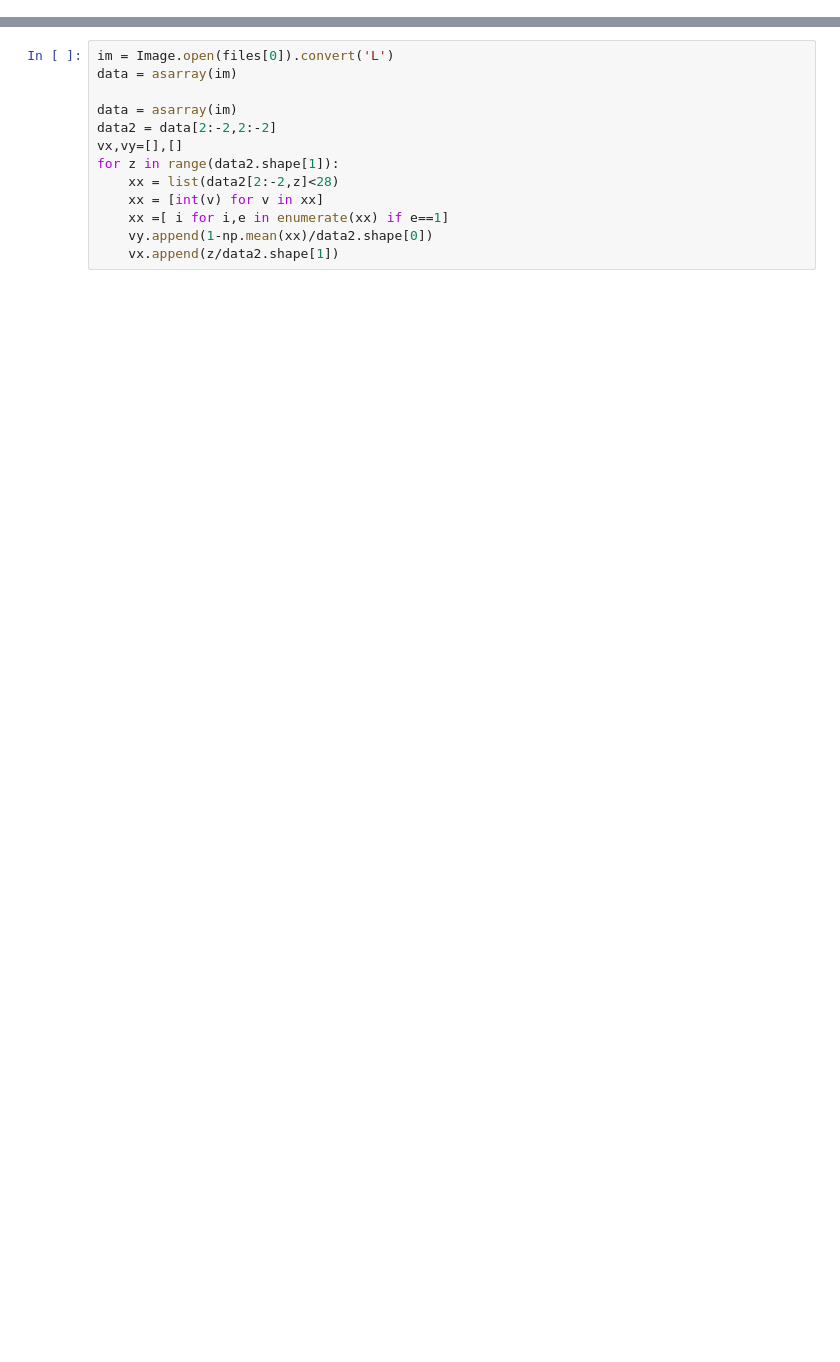
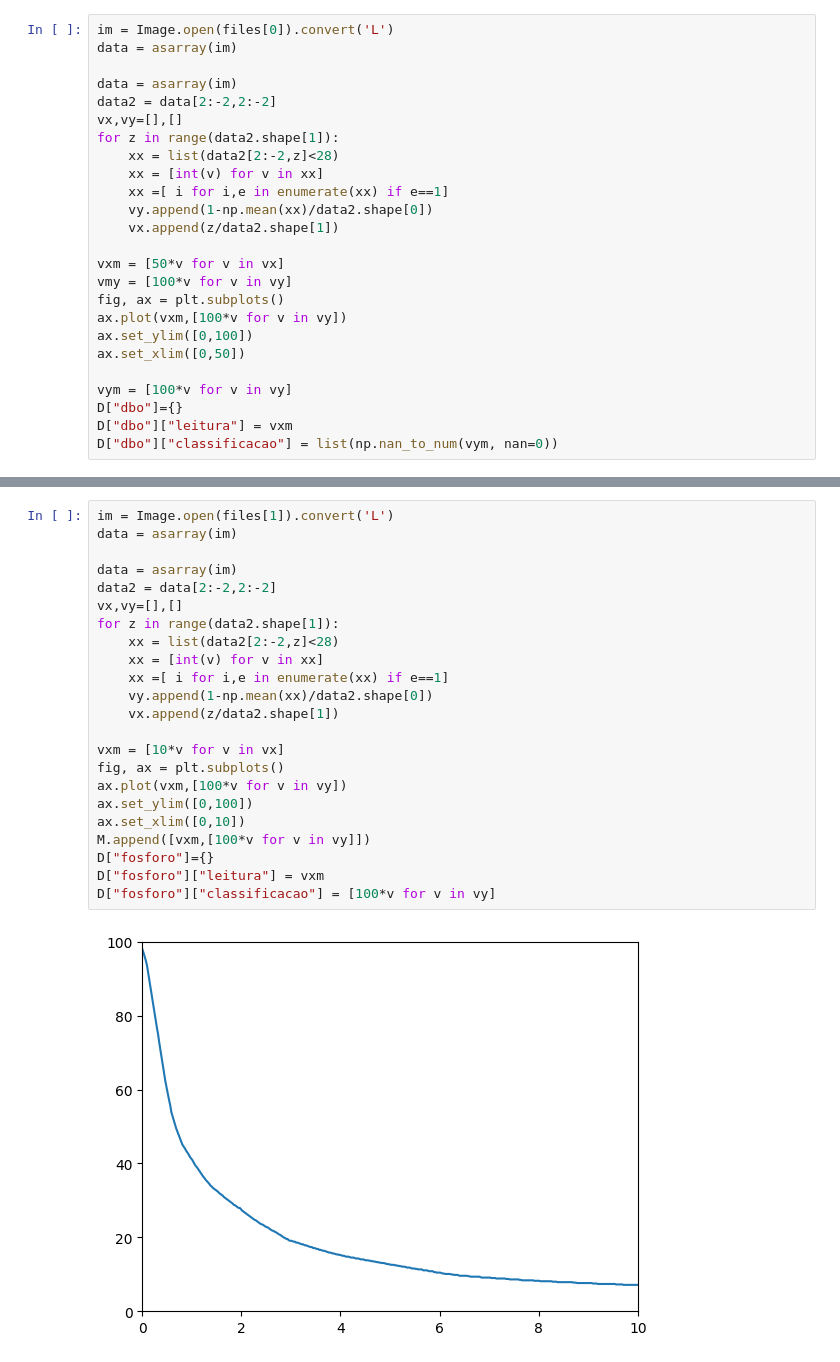
Before and after one commit to 1moi6/tcc_heitor, a Jupyter notebook: lerimagem.ipynb, the cells around one changed output, grey strips where cells are left out. Cells and saved outputs as stored; diff of their text form; blank space fills up the shorter version.

```diff
--- a/lerimagem.ipynb
+++ b/lerimagem.ipynb
@@ -9,0 +29,25 @@ files = sorted([file for file in files if file.endswith(".png")])
+# %%
+im = Image.open(files[0]).convert('L')
+data = asarray(im)
+
+data = asarray(im)
+data2 = data[2:-2,2:-2]
+vx,vy=[],[]
+for z in range(data2.shape[1]):
+    xx = list(data2[2:-2,z]<28)
+    xx = [int(v) for v in xx]
+    xx =[ i for i,e in enumerate(xx) if e==1]
+    vy.append(1-np.mean(xx)/data2.shape[0])
+    vx.append(z/data2.shape[1])
+
+vxm = [50*v for v in vx]
+vmy = [100*v for v in vy]
+fig, ax = plt.subplots()
+ax.plot(vxm,[100*v for v in vy])
+ax.set_ylim([0,100])
+ax.set_xlim([0,50])
+
+vym = [100*v for v in vy]
+D["dbo"]={}
+D["dbo"]["leitura"] = vxm
+D["dbo"]["classificacao"] = list(np.nan_to_num(vym, nan=0))
@@ -10,13 +77,25 @@ files = sorted([file for file in files if file.endswith(".png")])
 # %%
-im = Image.open(files[0]).convert('L')
+im = Image.open(files[1]).convert('L')
 data = asarray(im)
 
 data = asarray(im)
 data2 = data[2:-2,2:-2]
 vx,vy=[],[]
 for z in range(data2.shape[1]):
     xx = list(data2[2:-2,z]<28)
     xx = [int(v) for v in xx]
     xx =[ i for i,e in enumerate(xx) if e==1]
     vy.append(1-np.mean(xx)/data2.shape[0])
     vx.append(z/data2.shape[1])
+
+vxm = [10*v for v in vx]
+fig, ax = plt.subplots()
+ax.plot(vxm,[100*v for v in vy])
+ax.set_ylim([0,100])
+ax.set_xlim([0,10])
+M.append([vxm,[100*v for v in vy]])
+D["fosforo"]={}
+D["fosforo"]["leitura"] = vxm
+D["fosforo"]["classificacao"] = [100*v for v in vy]
+# %% [output]
+[figure, added]
```
Also changed, not shown: parts of 17 cells of this notebook, 1 other file.
